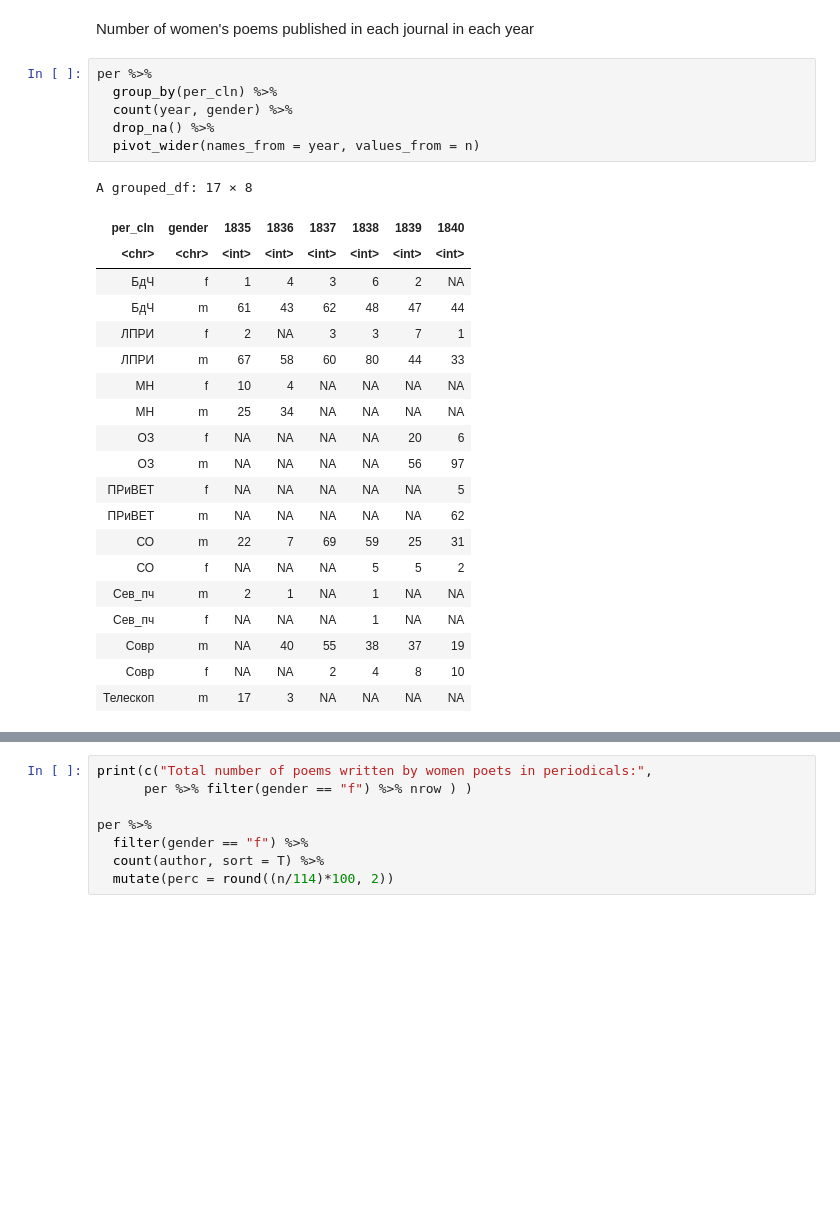
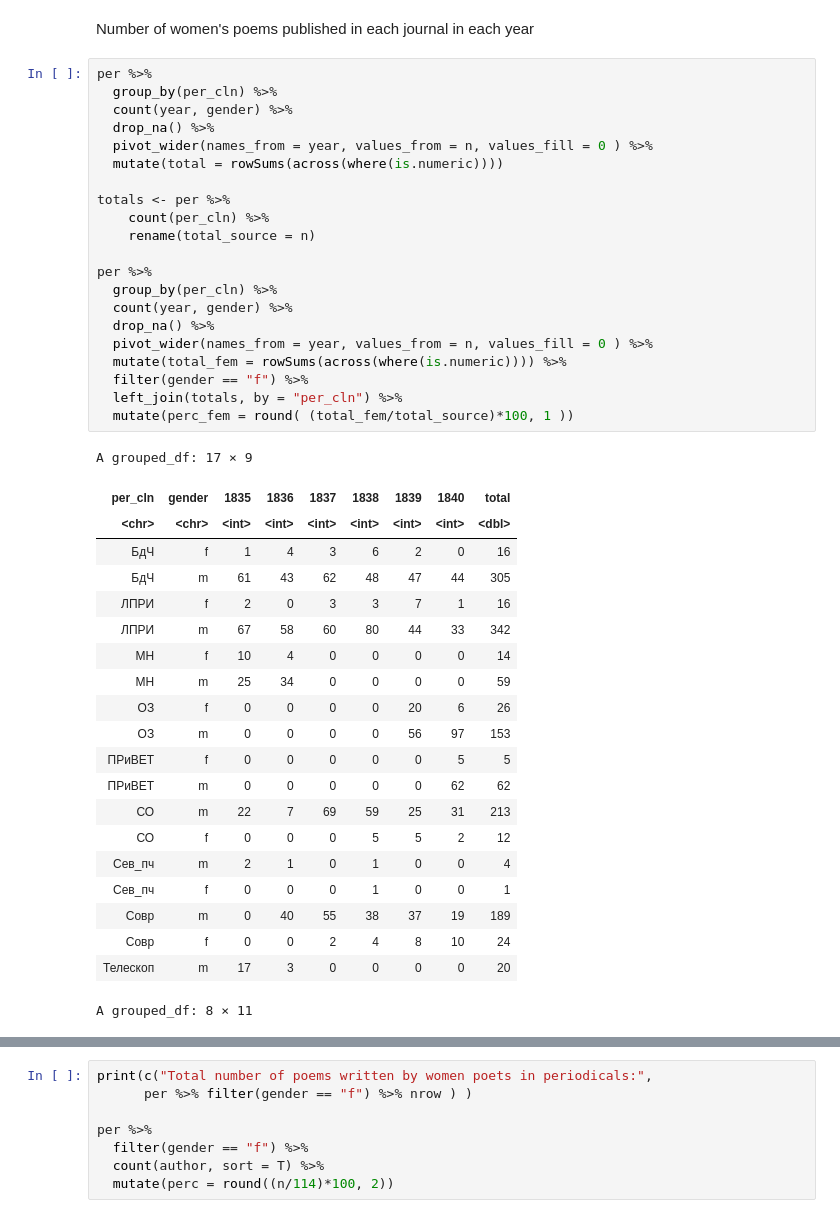
Before and after one commit to tonyamart/corpus35_pr, a Jupyter notebook: scr/02_chapter/02_2_periodicals_overview.ipynb, the cells around one changed output, grey strips where cells are left out. Drawn from its saved outputs; the diff is of its cells as text; blank space fills up the shorter version.

```diff
--- a/scr/02_chapter/02_2_periodicals_overview.ipynb
+++ b/scr/02_chapter/02_2_periodicals_overview.ipynb
@@ -1028,30 +1196,46 @@ per %>%
 [figure]
 # %% [markdown]
 Number of women's poems published in each journal in each year
-# %%
-per %>%
-  group_by(per_cln) %>%
-  count(year, gender) %>%
-  drop_na() %>%
-  pivot_wider(names_from = year, values_from = n)
-# %% [output]
-A grouped_df: 17 × 8
-| per_cln | gender | 1835 | 1836 | 1837 | 1838 | 1839 | 1840 |
-| <chr> | <chr> | <int> | <int> | <int> | <int> | <int> | <int> |
-| БдЧ | f | 1 | 4 | 3 | 6 | 2 | NA |
-| БдЧ | m | 61 | 43 | 62 | 48 | 47 | 44 |
-| ЛПРИ | f | 2 | NA | 3 | 3 | 7 | 1 |
-| ЛПРИ | m | 67 | 58 | 60 | 80 | 44 | 33 |
-| МН | f | 10 | 4 | NA | NA | NA | NA |
-| МН | m | 25 | 34 | NA | NA | NA | NA |
-| ОЗ | f | NA | NA | NA | NA | 20 | 6 |
-| ОЗ | m | NA | NA | NA | NA | 56 | 97 |
-| ПРиВЕТ | f | NA | NA | NA | NA | NA | 5 |
-| ПРиВЕТ | m | NA | NA | NA | NA | NA | 62 |
-| СО | m | 22 | 7 | 69 | 59 | 25 | 31 |
-| СО | f | NA | NA | NA | 5 | 5 | 2 |
-| Сев_пч | m | 2 | 1 | NA | 1 | NA | NA |
-| Сев_пч | f | NA | NA | NA | 1 | NA | NA |
-| Совр | m | NA | 40 | 55 | 38 | 37 | 19 |
-| Совр | f | NA | NA | 2 | 4 | 8 | 10 |
-| Телескоп | m | 17 | 3 | NA | NA | NA | NA |
+# %%
+per %>%
+  group_by(per_cln) %>%
+  count(year, gender) %>%
+  drop_na() %>%
+  pivot_wider(names_from = year, values_from = n, values_fill = 0 ) %>%
+  mutate(total = rowSums(across(where(is.numeric))))
+
+totals <- per %>%
+    count(per_cln) %>%
+    rename(total_source = n)
+
+per %>%
+  group_by(per_cln) %>%
+  count(year, gender) %>%
+  drop_na() %>%
+  pivot_wider(names_from = year, values_from = n, values_fill = 0 ) %>%
+  mutate(total_fem = rowSums(across(where(is.numeric)))) %>%
+  filter(gender == "f") %>%
+  left_join(totals, by = "per_cln") %>%
+  mutate(perc_fem = round( (total_fem/total_source)*100, 1 ))
+# %% [output]
+A grouped_df: 17 × 9
+| per_cln | gender | 1835 | 1836 | 1837 | 1838 | 1839 | 1840 | total |
+| <chr> | <chr> | <int> | <int> | <int> | <int> | <int> | <int> | <dbl> |
+| БдЧ | f | 1 | 4 | 3 | 6 | 2 | 0 | 16 |
+| БдЧ | m | 61 | 43 | 62 | 48 | 47 | 44 | 305 |
+| ЛПРИ | f | 2 | 0 | 3 | 3 | 7 | 1 | 16 |
+| ЛПРИ | m | 67 | 58 | 60 | 80 | 44 | 33 | 342 |
+| МН | f | 10 | 4 | 0 | 0 | 0 | 0 | 14 |
+| МН | m | 25 | 34 | 0 | 0 | 0 | 0 | 59 |
+| ОЗ | f | 0 | 0 | 0 | 0 | 20 | 6 | 26 |
+| ОЗ | m | 0 | 0 | 0 | 0 | 56 | 97 | 153 |
+| ПРиВЕТ | f | 0 | 0 | 0 | 0 | 0 | 5 | 5 |
+| ПРиВЕТ | m | 0 | 0 | 0 | 0 | 0 | 62 | 62 |
+| СО | m | 22 | 7 | 69 | 59 | 25 | 31 | 213 |
+| СО | f | 0 | 0 | 0 | 5 | 5 | 2 | 12 |
+| Сев_пч | m | 2 | 1 | 0 | 1 | 0 | 0 | 4 |
+| Сев_пч | f | 0 | 0 | 0 | 1 | 0 | 0 | 1 |
+| Совр | m | 0 | 40 | 55 | 38 | 37 | 19 | 189 |
+| Совр | f | 0 | 0 | 2 | 4 | 8 | 10 | 24 |
+| Телескоп | m | 17 | 3 | 0 | 0 | 0 | 0 | 20 |
+A grouped_df: 8 × 11
```
Also changed, not shown: parts of 9 cells of this notebook, 1 other file.
